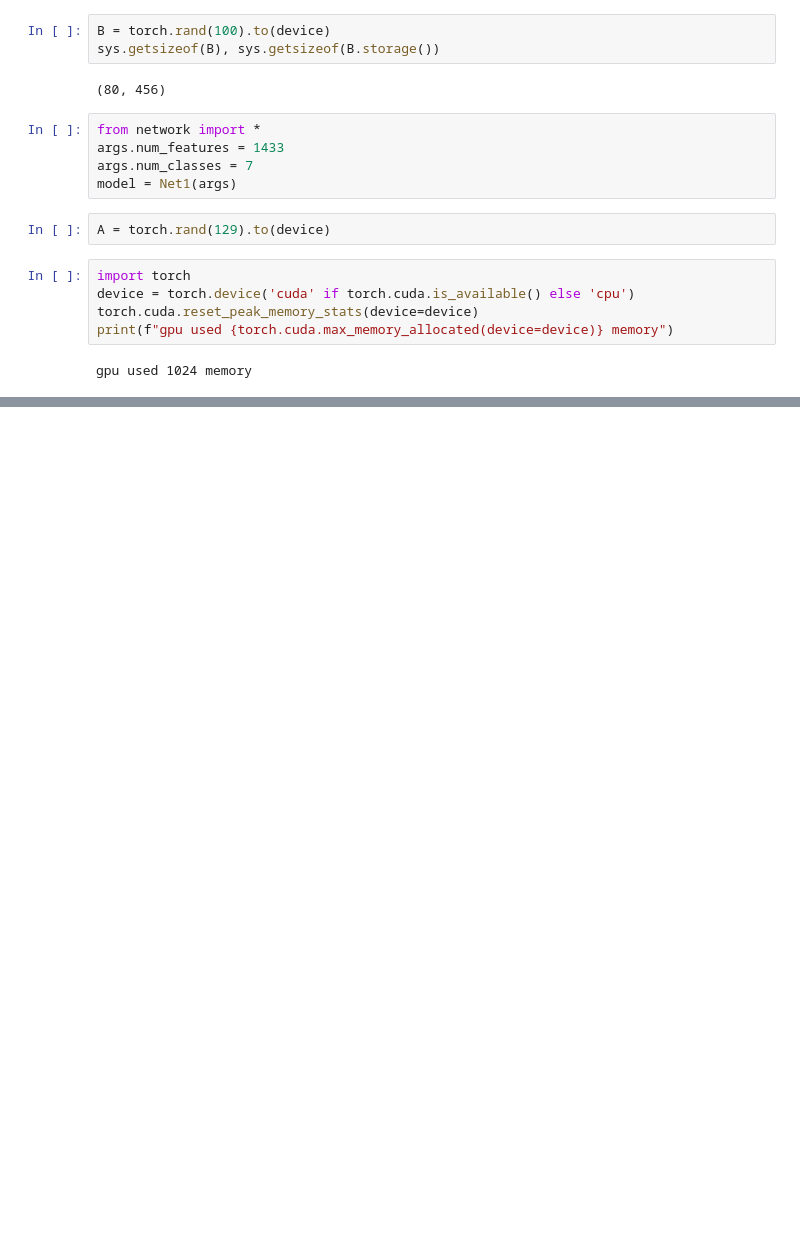
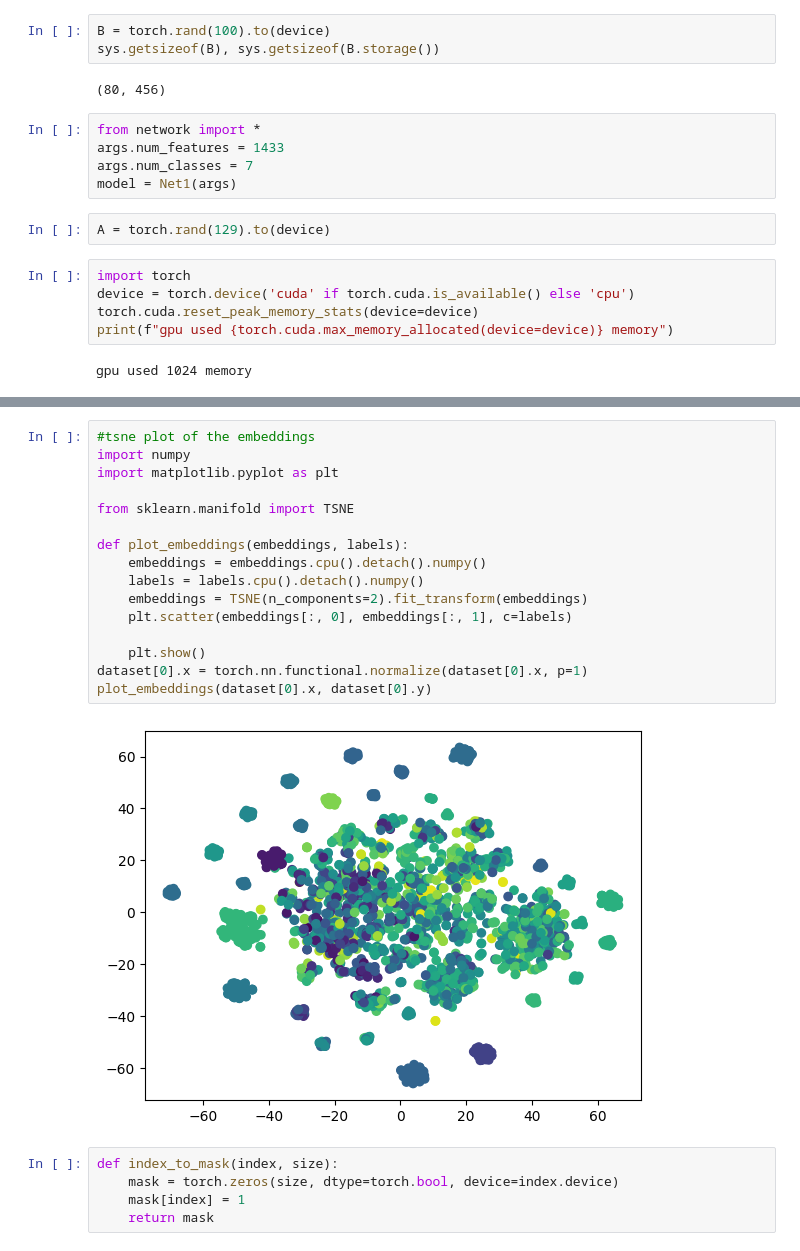
Before and after one commit to Roy-Shubhajit/CoPart-GNN, a Jupyter notebook: test.ipynb, the cells around one changed output, grey strips where cells are left out. Drawn from its saved outputs; the diff is of its cells as text; blank space fills up the shorter version.

```diff
--- a/test.ipynb
+++ b/test.ipynb
@@ -129,0 +170,23 @@ gpu used 1024 memory
+# %%
+#tsne plot of the embeddings
+import numpy
+import matplotlib.pyplot as plt
+
+from sklearn.manifold import TSNE
+
+def plot_embeddings(embeddings, labels):
+    embeddings = embeddings.cpu().detach().numpy()
+    labels = labels.cpu().detach().numpy()
+    embeddings = TSNE(n_components=2).fit_transform(embeddings)
+    plt.scatter(embeddings[:, 0], embeddings[:, 1], c=labels)
+
+    plt.show()
+dataset[0].x = torch.nn.functional.normalize(dataset[0].x, p=1)
+plot_embeddings(dataset[0].x, dataset[0].y)
+# %% [output]
+[figure, added]
+# %%
+def index_to_mask(index, size):
+    mask = torch.zeros(size, dtype=torch.bool, device=index.device)
+    mask[index] = 1
+    return mask
```
Also changed, not shown: parts of 10 cells of this notebook, 4 other files.
